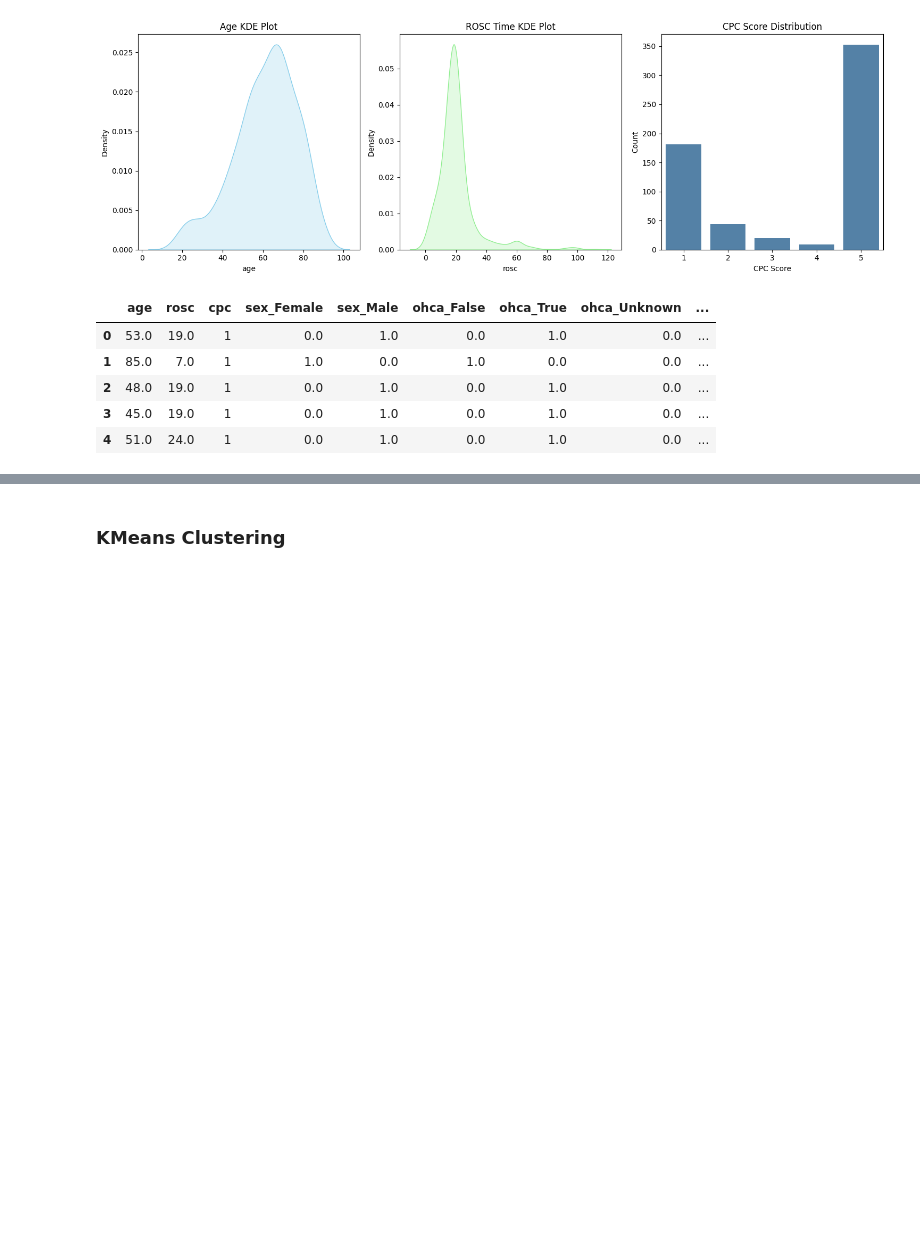
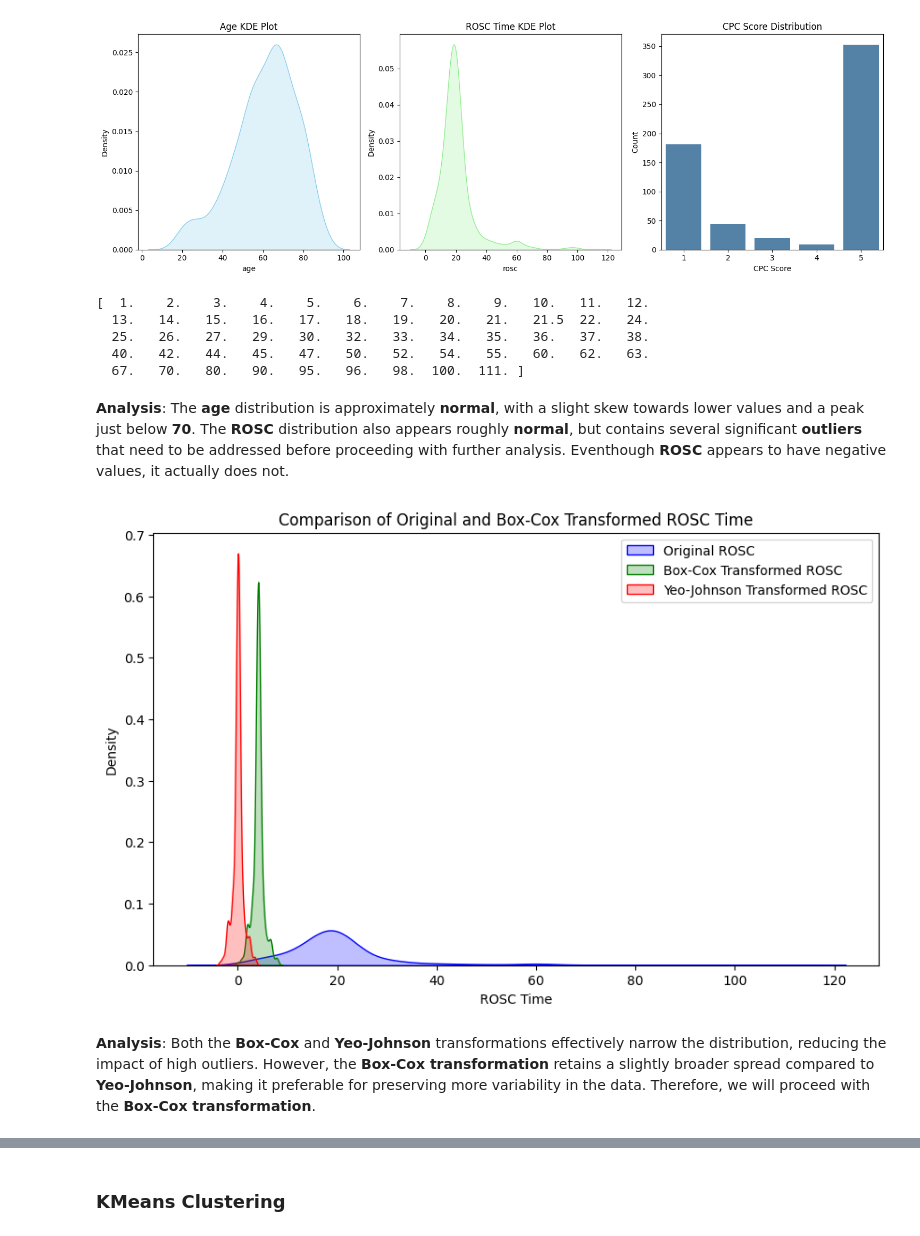
Before and after one commit to KentFre/Resus_TTM, a Jupyter notebook: 03_Clustering.ipynb, the cells around one changed output, grey strips where cells are left out. Saved outputs shown, nothing was run; the diff lists cells and outputs as text; code cells hidden in the pictures; blank space fills up the shorter version.

```diff
--- a/03_Clustering.ipynb
+++ b/03_Clustering.ipynb
@@ -60,29 +61,57 @@ plt.tight_layout()
 plt.show()
 # %% [output]
 [figure]
-# %%
-# Encoding categorical variables
-encoder = OneHotEncoder()
-encoded_categorical = encoder.fit_transform(data[['sex', 'ohca', 'shockable_rhythm', 'ttm']]).toarray()
-
-# Create a DataFrame for the encoded variables
-encoded_data = pd.DataFrame(encoded_categorical, columns=encoder.get_feature_names_out())
-
-# Use median to fill missing values in rosc because there are outliers
-data['rosc'] = data['rosc'].fillna(data['rosc'].median())
-
-# Combine with the numeric and ordinal variables
-processed_data = pd.concat([data[['age', 'rosc', 'cpc']], encoded_data], axis=1)
-
-# Normalize the data
-scaler = MinMaxScaler()
-scaled_data = scaler.fit_transform(processed_data)
-
-processed_data.head()
-# %% [output]
-|  | age | rosc | cpc | sex_Female | sex_Male | ohca_False | ohca_True | ohca_Unknown | ... |
-| 0 | 53.0 | 19.0 | 1 | 0.0 | 1.0 | 0.0 | 1.0 | 0.0 | ... |
-| 1 | 85.0 | 7.0 | 1 | 1.0 | 0.0 | 1.0 | 0.0 | 0.0 | ... |
-| 2 | 48.0 | 19.0 | 1 | 0.0 | 1.0 | 0.0 | 1.0 | 0.0 | ... |
-| 3 | 45.0 | 19.0 | 1 | 0.0 | 1.0 | 0.0 | 1.0 | 0.0 | ... |
-| 4 | 51.0 | 24.0 | 1 | 0.0 | 1.0 | 0.0 | 1.0 | 0.0 | ... |
+# %%
+# Display all unique ROSC times from the dataset
+unique_rosc_times = processed_data['rosc'].unique()
+unique_rosc_times_sorted = np.sort(unique_rosc_times)
+
+# Print the unique ROSC times in sorted order
+print(unique_rosc_times_sorted)
+# %% [output]
+[  1.    2.    3.    4.    5.    6.    7.    8.    9.   10.   11.   12.
+  13.   14.   15.   16.   17.   18.   19.   20.   21.   21.5  22.   24.
+  25.   26.   27.   29.   30.   32.   33.   34.   35.   36.   37.   38.
+  40.   42.   44.   45.   47.   50.   52.   54.   55.   60.   62.   63.
+  67.   70.   80.   90.   95.   96.   98.  100.  111. ]
+# %% [markdown]
+**Analysis**: The **age** distribution is approximately **normal**, with a slight skew towards lower values and a peak just below **70**. The **ROSC** distribution also appears roughly **normal**, but contains several significant **outliers** that need to be addressed before proceeding with further analysis. Eventhough **ROSC** appears to have negative values, it actually does not.
+# %%
+
+
+# Apply Box-Cox transformation to ROSC time
+rosc_transformed_boxcox, lambda_value = boxcox(processed_data['rosc'])
+
+# Adding the transformed ROSC data to the dataframe
+processed_data['rosc_boxcox'] = rosc_transformed_boxcox
+# %%
+
+
+# Apply Yeo-Johnson transformation to ROSC time
+power_transformer = PowerTransformer(method='yeo-johnson')
+rosc_transformed = power_transformer.fit_transform(processed_data[['rosc']])
+
+# Adding the transformed ROSC data to the dataframe
+processed_data['rosc_yeojohnson'] = rosc_transformed
+# %%
+# Plotting original ROSC and Box-Cox transformed ROSC to compare
+plt.figure(figsize=(10, 6))
+
+# Original ROSC KDE Plot
+sns.kdeplot(processed_data['rosc'], fill=True, color='blue', label='Original ROSC')
+
+# Box-Cox Transformed ROSC KDE Plot
+sns.kdeplot(processed_data['rosc_boxcox'], fill=True, color='green', label='Box-Cox Transformed ROSC')
+
+# Apply Yeo-Johnson transformation to ROSC time
+sns.kdeplot(processed_data['rosc_yeojohnson'], fill=True, color='red', label='Yeo-Johnson Transformed ROSC')
+
+plt.title('Comparison of Original and Box-Cox Transformed ROSC Time')
+plt.xlabel('ROSC Time')
+plt.ylabel('Density')
+plt.legend()
+plt.show()
+# %% [output]
+[figure, added]
+# %% [markdown]
+**Analysis**: Both the **Box-Cox** and **Yeo-Johnson** transformations effectively narrow the distribution, reducing the impact of high outliers. However, the **Box-Cox transformation** retains a slightly broader spread compared to **Yeo-Johnson**, making it preferable for preserving more variability in the data. Therefore, we will proceed with the **Box-Cox transformation**.
```
Also changed, not shown: parts of 3 cells of this notebook.
